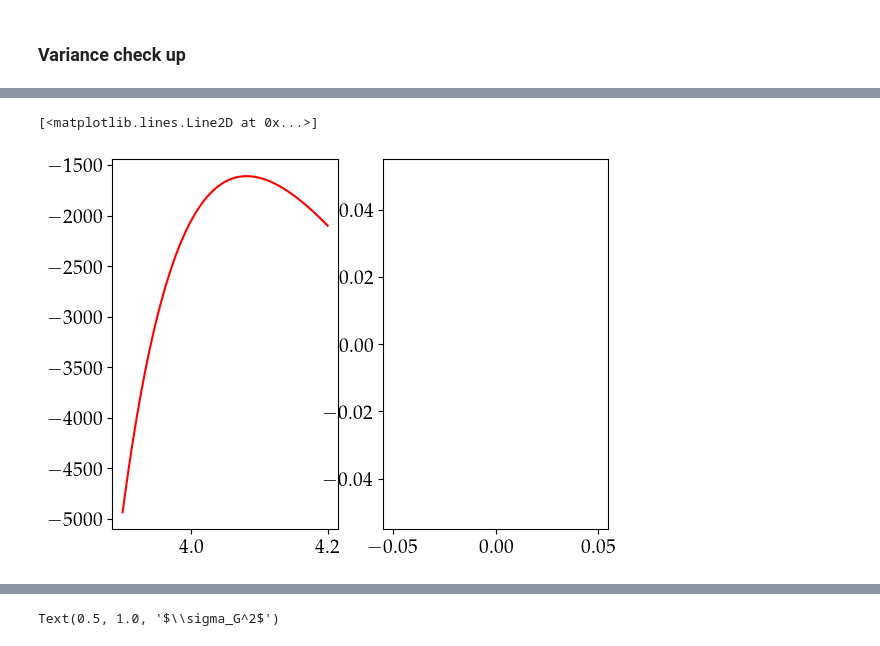
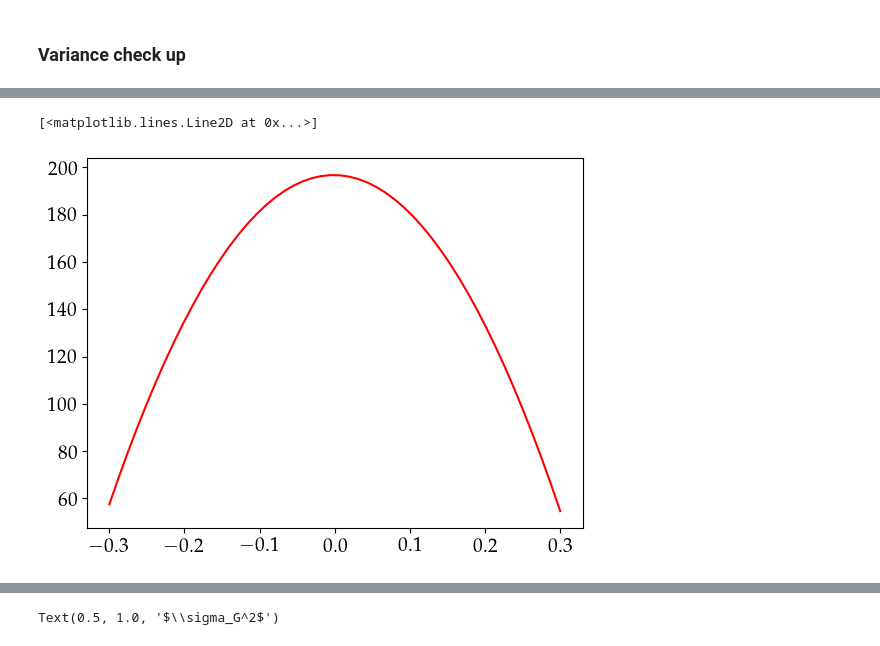
Before and after one commit to ariadnavillam/BayesW, a Jupyter notebook: tests_algorithm_1.ipynb, the cells around one changed output, grey strips where cells are left out. Saved outputs shown, nothing was run; the diff lists cells and outputs as text; code cells hidden in the pictures.

```diff
--- a/tests_algorithm_1.ipynb
+++ b/tests_algorithm_1.ipynb
@@ -68,2 +66,0 @@ Phenotypic variance:  0.032898681336964525
-# %%
-pars["mu"] = np.mean(y_data_log)
@@ -84,3 +66,0 @@ pars["mu"]
-# %%
-x = 4
-pars["mu"]*pars['alpha']*pars['d'] - pars['alpha']*x*pars['d']
@@ -89,2 +66,0 @@ pars["mu"]*pars['alpha']*pars['d'] - pars['alpha']*x*pars['d']
-# %%
-pars["alpha"] = alpha_true
@@ -95,10 +189,8 @@ log_mu(pars, epsilon)(4)
 # %%
-xplot = np.linspace(3.9,4.2,100)
-f = [log_mu(pars, epsilon)(x) for x in xplot]
-plt.subplot(1,2,1)
-plt.plot(xplot,f)
-plt.subplot(1,2,2)
-plt.plot(xplot,np.exp(f)/np.exp(f).max())
+xplot = np.linspace(-0.3,0.3)
+f = [beta.f(pars, partial_sums)(x) for x in xplot]
+
+plt.plot(xplot, f)
 # %% [output]
 [<matplotlib.lines.Line2D at 0x...>]
-[figure, old version]
+[figure, new version]
```
Also changed, not shown: parts of 23 cells of this notebook, 4 other files.
